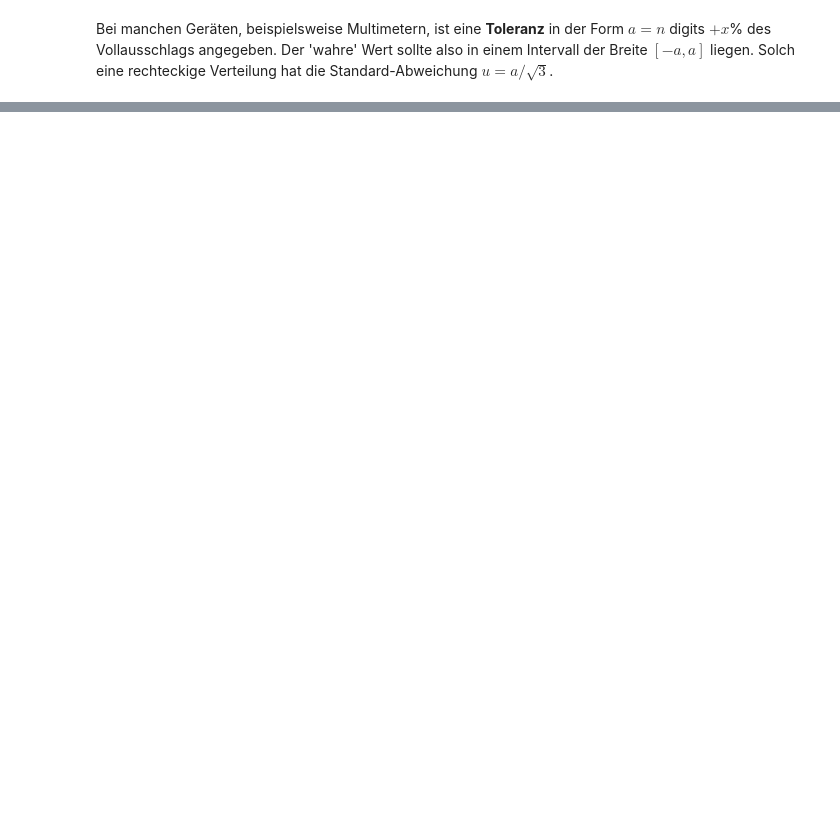
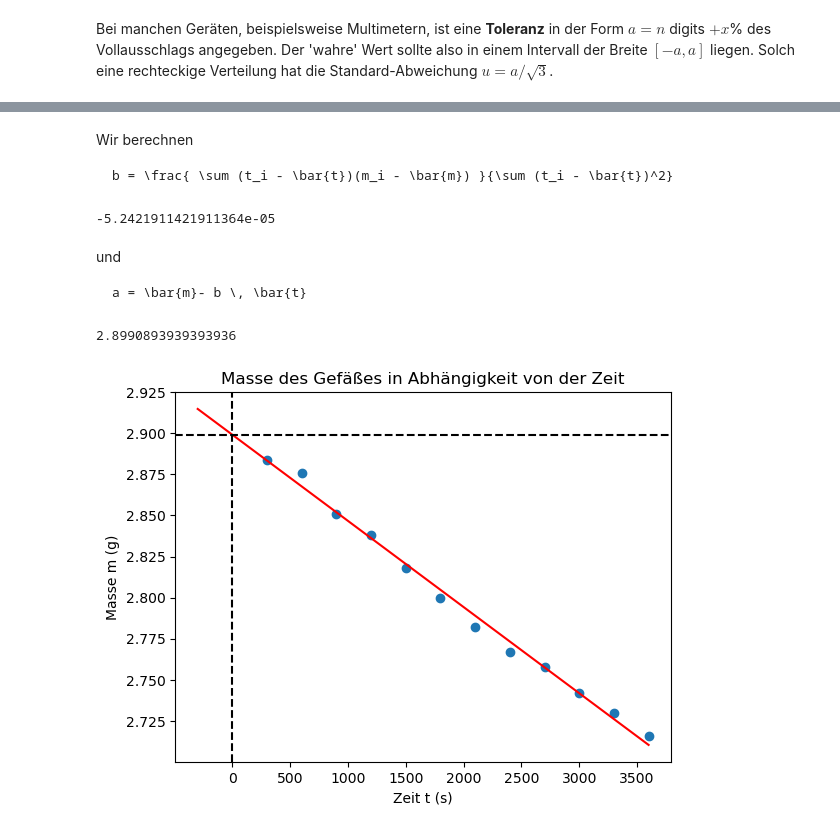
Before and after one commit to Lippitz-Lab/praktikum_1, a Jupyter notebook: kap2_messunsicherheit.ipynb, the cells around one changed output, grey strips where cells are left out. Drawn from its saved outputs; the diff is of its cells as text; code cells hidden in the pictures; blank space fills up the shorter version.

````diff
--- a/kap2_messunsicherheit.ipynb
+++ b/kap2_messunsicherheit.ipynb
@@ -519,0 +360,9 @@ diesem Intervall mit der oben festgelegten Wahrscheinlichkeit.
+# %%
+t = np.linspace(300,3600,12)
+m = np.array([2.884, 2.876, 2.851, 2.8383, 2.8181, 2.800, 2.782, 2.767, 2.758, 2.742, 2.73, 2.716])
+
+# plotten der Daten
+plt.scatter(t, m)
+plt.xlabel("Zeit t (s)")
+plt.ylabel("Masse m (g)")
+plt.title("Masse des Gefäßes in Abhängigkeit von der Zeit");
@@ -519,0 +371,36 @@ diesem Intervall mit der oben festgelegten Wahrscheinlichkeit.
+# %% [markdown]
+Wir berechnen
+```math
+b = \frac{ \sum (t_i - \bar{t})(m_i - \bar{m}) }{\sum (t_i - \bar{t})^2}
+```
+# %%
+b = np.sum((t - np.mean(t)) * (m - np.mean(m))) / np.sum((t - np.mean(t))**2)
+b
+# %% [output]
+-5.2421911421911364e-05
+# %% [markdown]
+und
+```math
+a = \bar{m}- b \, \bar{t}
+```
+# %%
+a = np.mean(m) - b * np.mean(t)
+a
+# %% [output]
+2.8990893939393936
+# %%
+# Berechnen des Modells an 100 Punkten
+tp = np.linspace(-300, 3600, 100)
+mp = a + b * tp
+
+# plotten der Daten
+plt.scatter(t, m)
+plt.plot(tp, mp, color='red')
+
+plt.axvline(x=0, color='black', linestyle='--')
+plt.axhline(y=a, color='black', linestyle='--')
+plt.xlabel("Zeit t (s)")
+plt.ylabel("Masse m (g)")
+plt.title("Masse des Gefäßes in Abhängigkeit von der Zeit");
+# %% [output]
+[figure, added]
````
Also changed, not shown: parts of 80 cells of this notebook, 1 other file.
